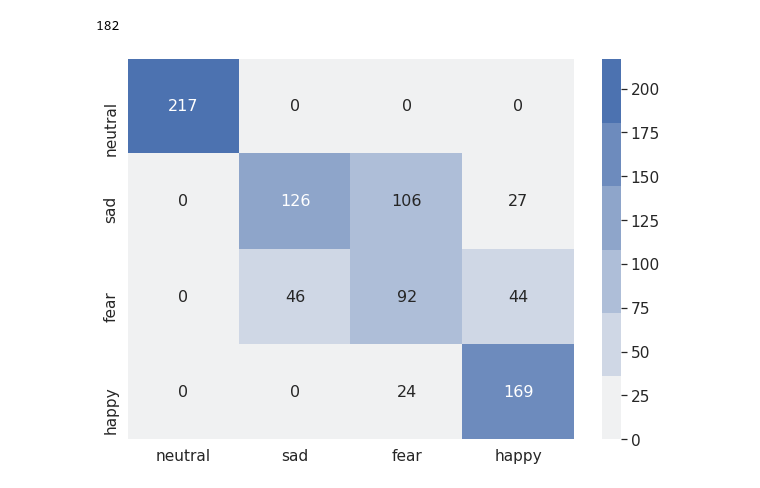
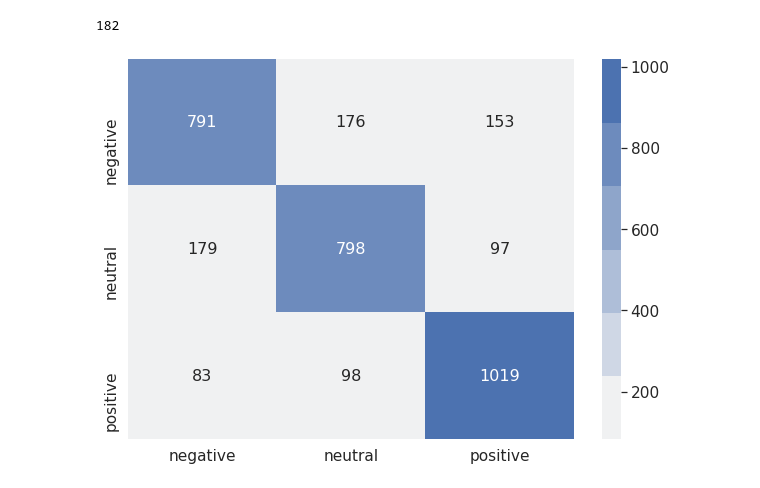
Before and after one commit to VoiceBeer/MS-MDA, a Jupyter notebook: confusion_mt.ipynb, the cells around one changed output. Saved outputs shown, nothing was run; the diff lists cells and outputs as text; code cells hidden in the pictures.

```diff
--- a/confusion_mt.ipynb
+++ b/confusion_mt.ipynb
@@ -337,26 +319,32 @@ print(np.sum(ary==2))
 # %%
 import seaborn as sn
 import pandas as pd
 import matplotlib.pyplot as plt
 
-# array = [[873, 104, 143],
-#          [191, 913, 0],
-#          [0, 0, 1170]]
-array = [[217,   0,   0,   0],
-         [  0,  126, 106,  27],
-         [  0,  46,  92,  44],
-         [  0,   0,  24, 169,]]
+# array = [[882, 104, 134],
+#          [176, 785, 113],
+#          [42, 56, 1102]]
+# array = [[926, 81, 113],
+#          [116, 905, 53],
+#          [30, 36, 1134]]
+array = [[791, 176, 153],
+         [179, 798, 97],
+         [83, 98, 1019]]
+# array = [[209,   0,   0,   8],
+#          [  0,  157, 76,  26],
+#          [  0,  44,  109,  29],
+#          [  11,   0,  24, 158]]
 
 # ("negative", "neutral", "positive")("neutral", "sad", "fear", "happy")
 # cmap = sns.color_palette("rocket_r")
 cmap = sns.color_palette("light:b")
 
-df_cm = pd.DataFrame(array, index = [i for i in ("neutral", "sad", "fear", "happy")],
-                  columns = [i for i in ("neutral", "sad", "fear", "happy")])
+df_cm = pd.DataFrame(array, index = [i for i in ("negative", "neutral", "positive")],
+                  columns = [i for i in ("negative", "neutral", "positive")])
 plt.figure(figsize=(10,7))
 sn.set(font_scale=1.4) # for label size
 sn.heatmap(df_cm, annot=True, annot_kws={"size": 16}, cmap=cmap, fmt='g') # font size
 
 plt.show()
 # %% [output]
-[figure, old version]
+[figure, new version]
```
Also changed, not shown: parts of 1 cell of this notebook, 14 other files.
